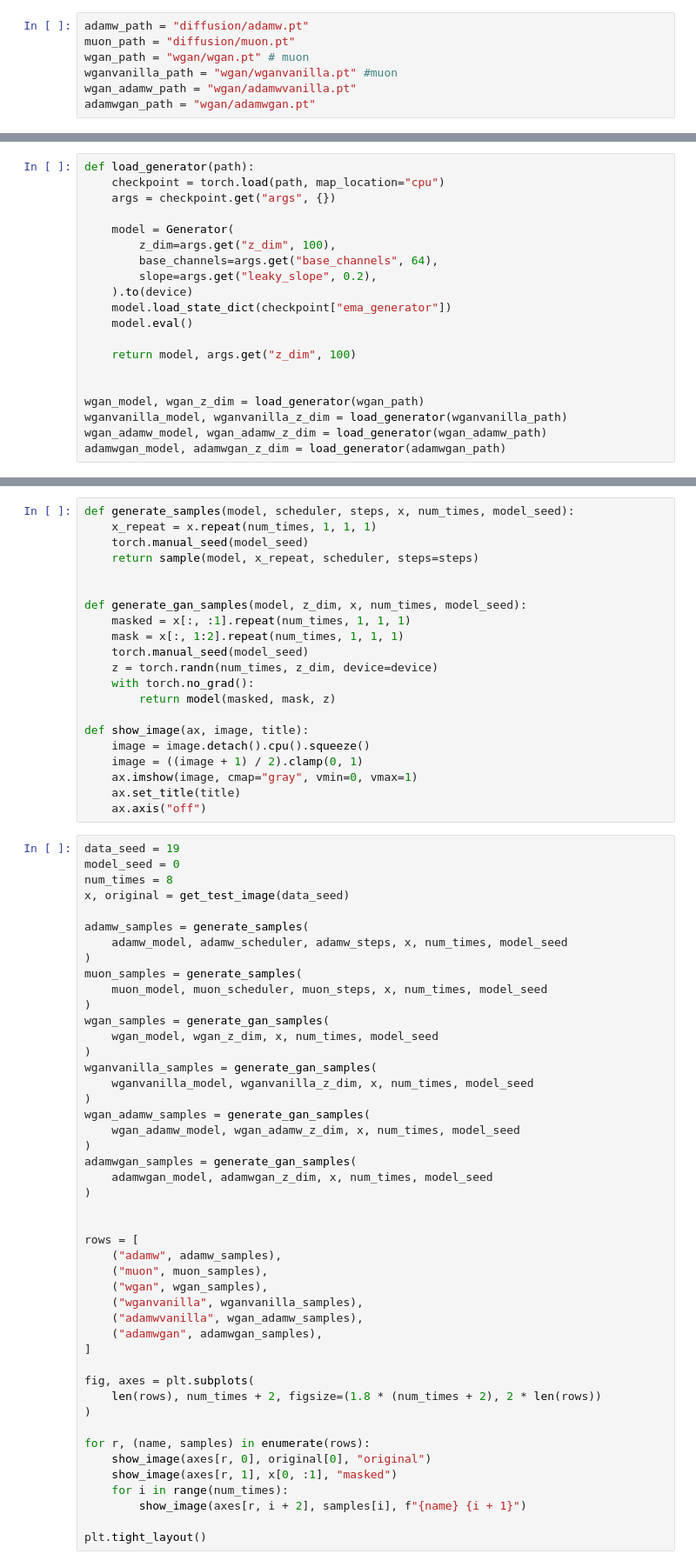
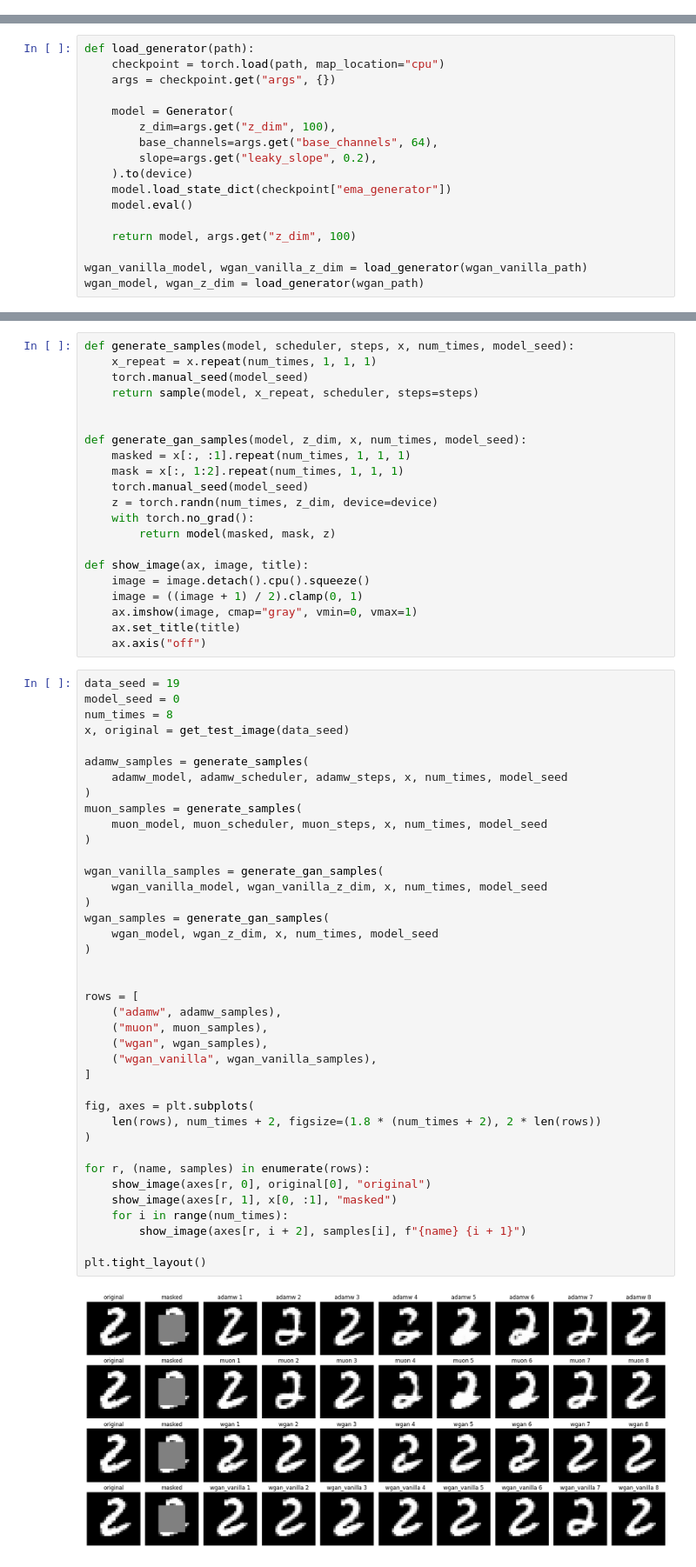
Before and after one commit to az2296/prelim, a Jupyter notebook: mnist/compare_checkpoints.ipynb, the cells around one changed output, grey strips where cells are left out. Shown at 87% size. Cells and saved outputs as stored; diff of their text form.

```diff
--- a/mnist/compare_checkpoints.ipynb
+++ b/mnist/compare_checkpoints.ipynb
@@ -5,10 +5,3 @@ Loads `adamw.pt`, `muon.pt`, `wgan.pt`, and `wganvanilla.pt`, picks one test ima
-# %%
-adamw_path = "diffusion/adamw.pt"
-muon_path = "diffusion/muon.pt"
-wgan_path = "wgan/wgan.pt" # muon
-wganvanilla_path = "wgan/wganvanilla.pt" #muon
-wgan_adamw_path = "wgan/adamwvanilla.pt"
-adamwgan_path = "wgan/adamwgan.pt"
 # %%
 import torch
 import matplotlib.pyplot as plt
@@ -61,11 +54,8 @@ def load_generator(path):
 
     return model, args.get("z_dim", 100)
 
-
+wgan_vanilla_model, wgan_vanilla_z_dim = load_generator(wgan_vanilla_path)
 wgan_model, wgan_z_dim = load_generator(wgan_path)
-wganvanilla_model, wganvanilla_z_dim = load_generator(wganvanilla_path)
-wgan_adamw_model, wgan_adamw_z_dim = load_generator(wgan_adamw_path)
-adamwgan_model, adamwgan_z_dim = load_generator(adamwgan_path)
 # %%
 def get_test_image(data_seed):
     _, _, test_loader = get_dataloaders(batch_size=1, seed=data_seed)
@@ -103,42 +93,37 @@ num_times = 8
 x, original = get_test_image(data_seed)
 
 adamw_samples = generate_samples(
     adamw_model, adamw_scheduler, adamw_steps, x, num_times, model_seed
 )
 muon_samples = generate_samples(
     muon_model, muon_scheduler, muon_steps, x, num_times, model_seed
 )
+
+wgan_vanilla_samples = generate_gan_samples(
+    wgan_vanilla_model, wgan_vanilla_z_dim, x, num_times, model_seed
+)
 wgan_samples = generate_gan_samples(
     wgan_model, wgan_z_dim, x, num_times, model_seed
-)
-wganvanilla_samples = generate_gan_samples(
-    wganvanilla_model, wganvanilla_z_dim, x, num_times, model_seed
-)
-wgan_adamw_samples = generate_gan_samples(
-    wgan_adamw_model, wgan_adamw_z_dim, x, num_times, model_seed
-)
-adamwgan_samples = generate_gan_samples(
-    adamwgan_model, adamwgan_z_dim, x, num_times, model_seed
 )
 
 
 rows = [
     ("adamw", adamw_samples),
     ("muon", muon_samples),
     ("wgan", wgan_samples),
-    ("wganvanilla", wganvanilla_samples),
-    ("adamwvanilla", wgan_adamw_samples),
-    ("adamwgan", adamwgan_samples),
+    ("wgan_vanilla", wgan_vanilla_samples),
 ]
 
 fig, axes = plt.subplots(
     len(rows), num_times + 2, figsize=(1.8 * (num_times + 2), 2 * len(rows))
 )
 
 for r, (name, samples) in enumerate(rows):
     show_image(axes[r, 0], original[0], "original")
     show_image(axes[r, 1], x[0, :1], "masked")
     for i in range(num_times):
         show_image(axes[r, i + 2], samples[i], f"{name} {i + 1}")
 
 plt.tight_layout()
+# %% [output]
+[figure, added]
```
Also changed, not shown: parts of 1 cell of this notebook, 5 other files.
